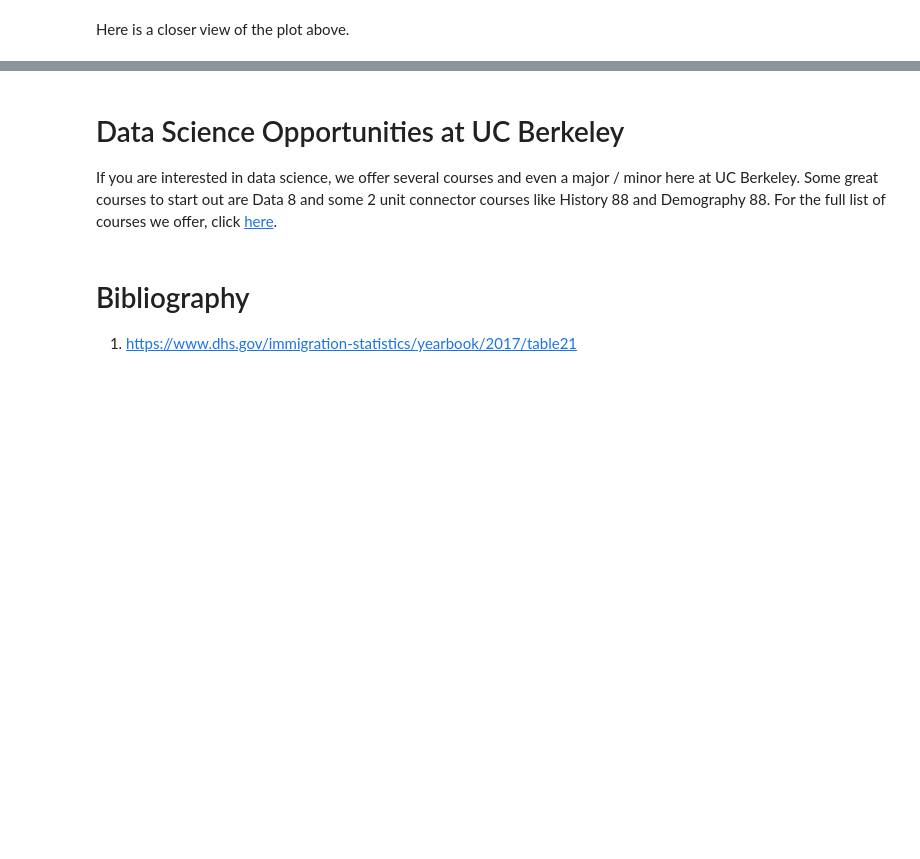
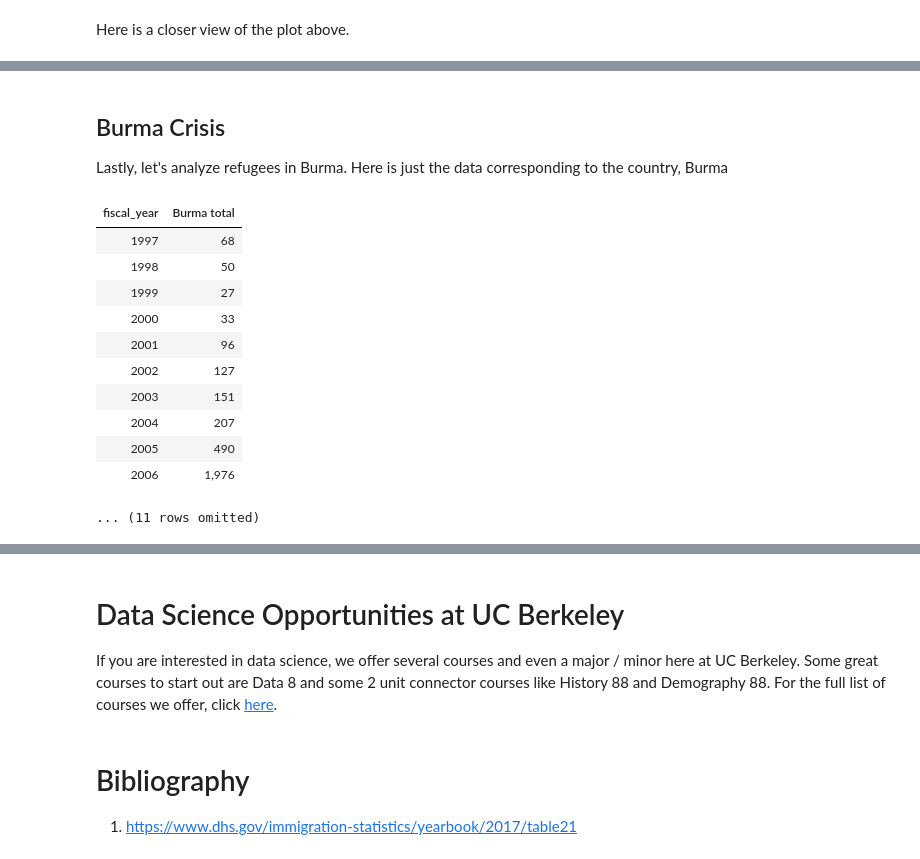
Before and after one commit to ds-modules/POLSCI-5, a Jupyter notebook: Immigration.ipynb, the cells around one changed output, grey strips where cells are left out. Drawn from its saved outputs; the diff is of its cells as text; code cells hidden in the pictures; blank space fills up the shorter version.

```diff
--- a/Immigration.ipynb
+++ b/Immigration.ipynb
@@ -340,0 +306,21 @@ plt.show()
+# %% [markdown]
+## Burma Crisis <a id='4d'></a>
+
+Lastly, let's analyze refugees in Burma. Here is just the data corresponding to the country, Burma
+# %%
+burma_refugees = class_admission.where('country', 'Burma').where('type', 'Refugees and asylees').drop(
+    0, 1).relabel('total', 'Burma total')
+burma_refugees
+# %% [output]
+| fiscal_year | Burma total |
+| 1997 | 68 |
+| 1998 | 50 |
+| 1999 | 27 |
+| 2000 | 33 |
+| 2001 | 96 |
+| 2002 | 127 |
+| 2003 | 151 |
+| 2004 | 207 |
+| 2005 | 490 |
+| 2006 | 1,976 |
+... (11 rows omitted)
```
Also changed, not shown: parts of 87 cells of this notebook.
